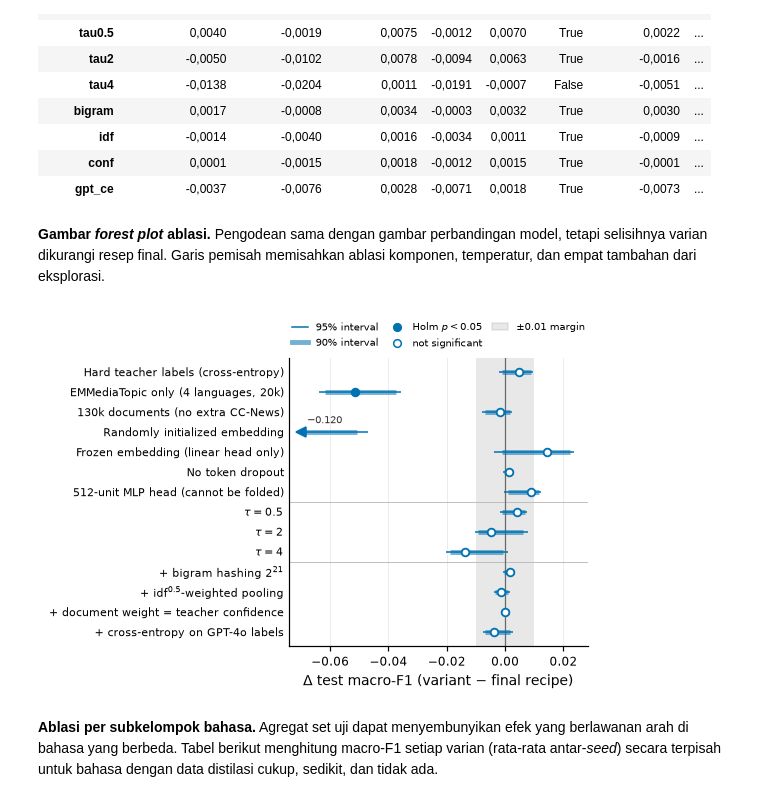
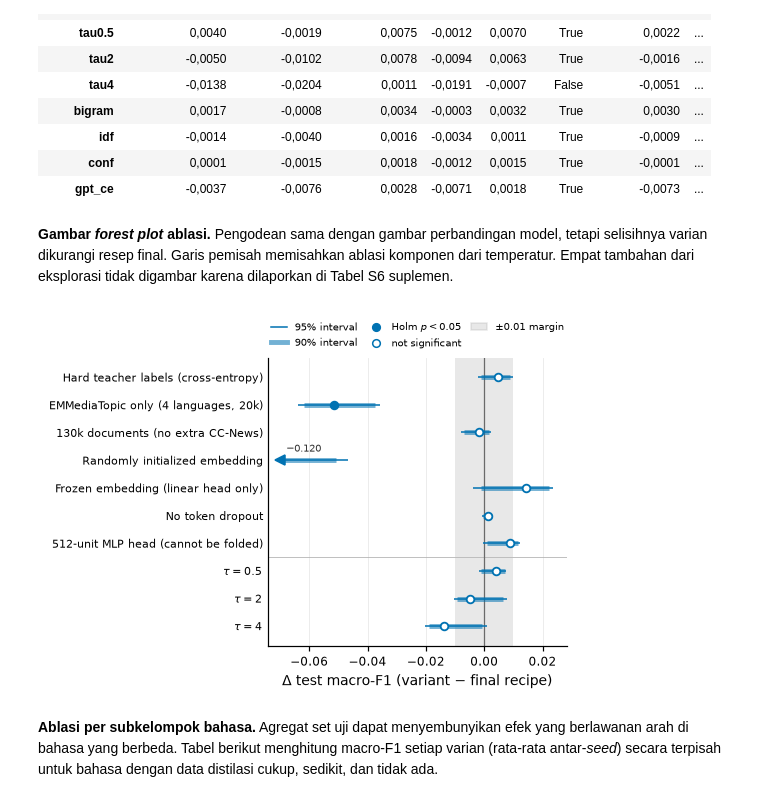
Before and after one commit to obikastanya/iptc_lightweight_label_detection, a Jupyter notebook: notebooks/StaticKD_IPTC_final.ipynb, the cells around one changed output. Cells and saved outputs as stored; diff of their text form; code cells hidden in the pictures.

```diff
--- a/notebooks/StaticKD_IPTC_final.ipynb
+++ b/notebooks/StaticKD_IPTC_final.ipynb
@@ -1846,24 +1846,24 @@ show(abl_boot.drop(columns=[c for c in abl_boot.columns if c.endswith("_p")]),
 | gpt_ce | -0,0037 | -0,0076 | 0,0028 | -0,0071 | 0,0018 | True | -0,0073 | ... |
 # %% [markdown]
 **Gambar *forest plot* ablasi.** Pengodean sama dengan gambar perbandingan model, tetapi selisihnya
-varian dikurangi resep final. Garis pemisah memisahkan ablasi komponen, temperatur, dan empat tambahan
-dari eksplorasi.
+varian dikurangi resep final. Garis pemisah memisahkan ablasi komponen dari temperatur. Empat tambahan
+dari eksplorasi tidak digambar karena dilaporkan di Tabel S6 suplemen.
 # %%
 import re
 a_rows, a_breaks = [], []
-for title, codes in groups[1:]:
+for title, codes in groups[1:3]:   # the four development additions are reported in Table S6 of the supplement
     codes = [c for c in codes if c in abl_boot.index]
     if a_rows:
         a_breaks.append(len(a_rows))
     for c in codes:
         r = abl_boot.loc[c]
         a_rows.append((re.sub(r"\\eng\{([^}]*)\}", r"\1", ABL_TEX[c]), r.test_macro_delta, (r.test_macro_lo, r.test_macro_hi),
                        (r.tost_lo, r.tost_hi), r.test_macro_p_holm < 0.05))
 fig, ax = plt.subplots(figsize=(3.5, 3.4))
 viz.forest(ax, *zip(*a_rows), margin=TOST_MARGIN, xlabel="$\\Delta$ test macro-F1 (variant $-$ final recipe)", breaks=a_breaks, xmin=-0.07)
 viz.show_and_save(fig, "fig_ablation_forest")
 # %% [output]
-[figure, old version]
+[figure, new version]
 # %% [markdown]
 **Ablasi per subkelompok bahasa.** Agregat set uji dapat menyembunyikan efek yang berlawanan arah di
 bahasa yang berbeda. Tabel berikut menghitung macro-F1 setiap varian (rata-rata antar-*seed*) secara
```
Also changed, not shown: 33 other files.
